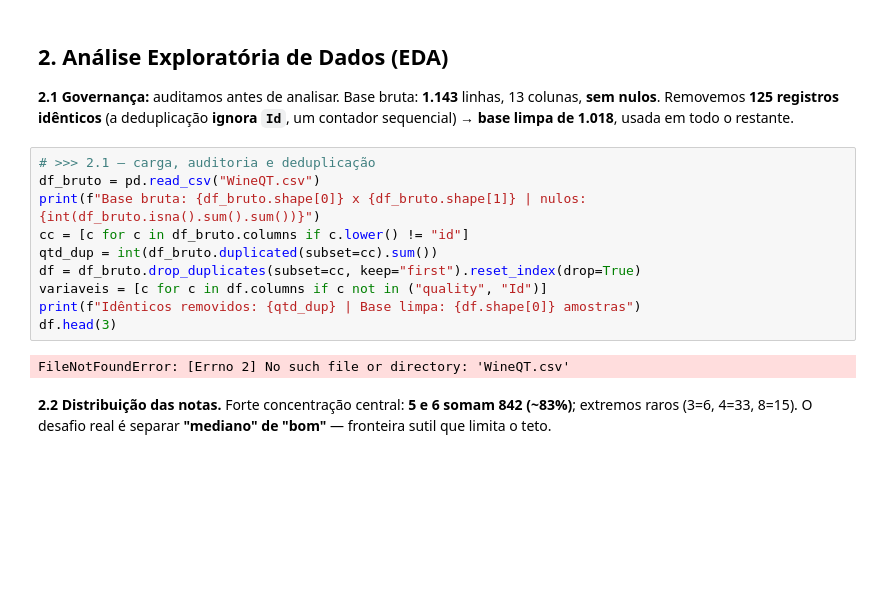
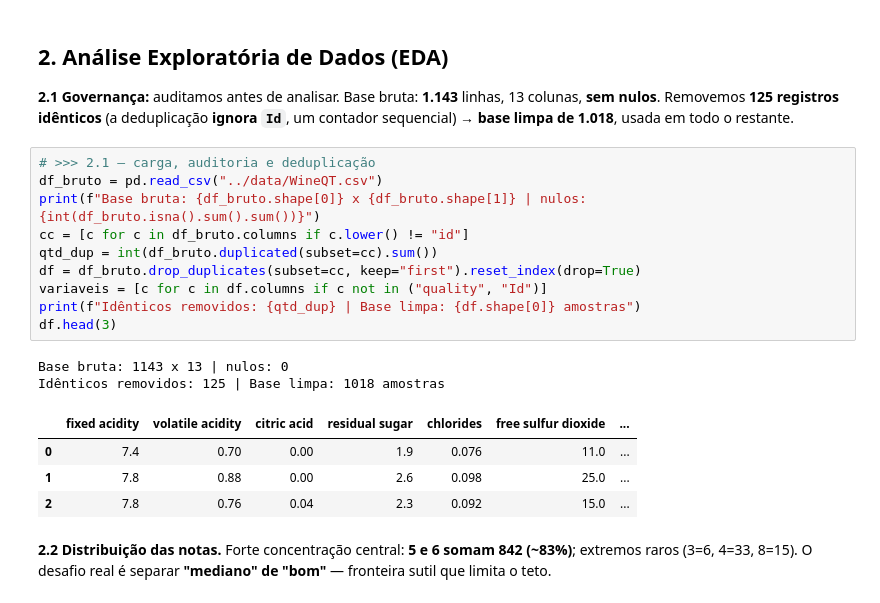
Before and after one commit to lgmricardo/Techchallenge2-G12, a Jupyter notebook: notebooks/01 analise e modelagem.ipynb, the cells around one changed output. Drawn from its saved outputs; the diff is of its cells as text; blank space fills up the shorter version.

```diff
--- a/notebooks/01 analise e modelagem.ipynb
+++ b/notebooks/01 analise e modelagem.ipynb
@@ -95,16 +98,21 @@ Ambiente configurado. pandas 2.2.3 | numpy 2.4.4 | SEED = 43
 **2.1 Governança:** auditamos antes de analisar. Base bruta: **1.143** linhas, 13 colunas, **sem nulos**. Removemos **125 registros idênticos** (a deduplicação **ignora `Id`**, um contador sequencial) → **base limpa de 1.018**, usada em todo o restante.
 # %%
 # >>> 2.1 — carga, auditoria e deduplicação
-df_bruto = pd.read_csv("WineQT.csv")
+df_bruto = pd.read_csv("../data/WineQT.csv")
 print(f"Base bruta: {df_bruto.shape[0]} x {df_bruto.shape[1]} | nulos: {int(df_bruto.isna().sum().sum())}")
 cc = [c for c in df_bruto.columns if c.lower() != "id"]
 qtd_dup = int(df_bruto.duplicated(subset=cc).sum())
 df = df_bruto.drop_duplicates(subset=cc, keep="first").reset_index(drop=True)
 variaveis = [c for c in df.columns if c not in ("quality", "Id")]
 print(f"Idênticos removidos: {qtd_dup} | Base limpa: {df.shape[0]} amostras")
 df.head(3)
 # %% [output]
-FileNotFoundError: [Errno 2] No such file or directory: 'WineQT.csv'
+Base bruta: 1143 x 13 | nulos: 0
+Idênticos removidos: 125 | Base limpa: 1018 amostras
+|  | fixed acidity | volatile acidity | citric acid | residual sugar | chlorides | free sulfur dioxide | ... |
+| 0 | 7.4 | 0.70 | 0.00 | 1.9 | 0.076 | 11.0 | ... |
+| 1 | 7.8 | 0.88 | 0.00 | 2.6 | 0.098 | 25.0 | ... |
+| 2 | 7.8 | 0.76 | 0.04 | 2.3 | 0.092 | 15.0 | ... |
 # %% [markdown]
 **2.2 Distribuição das notas.** Forte concentração central: **5 e 6 somam 842 (~83%)**; extremos raros (3=6, 4=33, 8=15). O desafio real é separar **"mediano" de "bom"** — fronteira sutil que limita o teto.
 # %%
```
Also changed, not shown: parts of 13 cells of this notebook.
